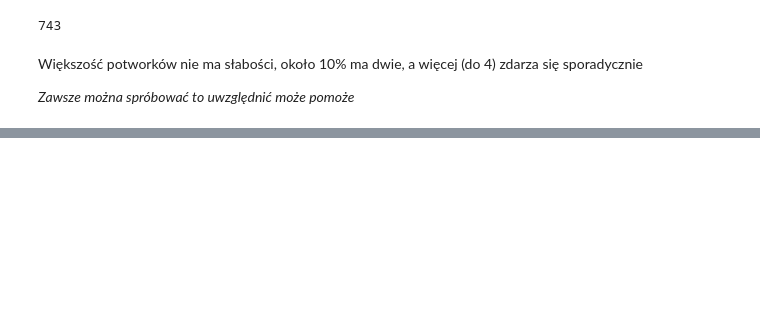
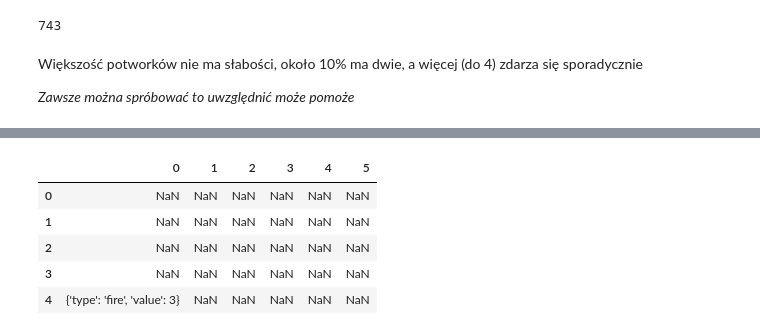
Before and after one commit to Paulina100/ML-for-TTRPG-game-design, a Jupyter notebook: Pathfinder_system.ipynb, the cells around one changed output, grey strips where cells are left out. Saved outputs shown, nothing was run; the diff lists cells and outputs as text; code cells hidden in the pictures; blank space fills up the shorter version.

```diff
--- a/Pathfinder_system.ipynb
+++ b/Pathfinder_system.ipynb
@@ -638,0 +671,9 @@ Większość potworków nie ma słabości, około 10% ma dwie, a więcej (do 4)
+# %%
+resistances.head()
+# %% [output]
+|  | 0 | 1 | 2 | 3 | 4 | 5 |
+| 0 | NaN | NaN | NaN | NaN | NaN | NaN |
+| 1 | NaN | NaN | NaN | NaN | NaN | NaN |
+| 2 | NaN | NaN | NaN | NaN | NaN | NaN |
+| 3 | NaN | NaN | NaN | NaN | NaN | NaN |
+| 4 | {'type': 'fire', 'value': 3} | NaN | NaN | NaN | NaN | NaN |
```
Also changed, not shown: parts of 19 cells of this notebook.
